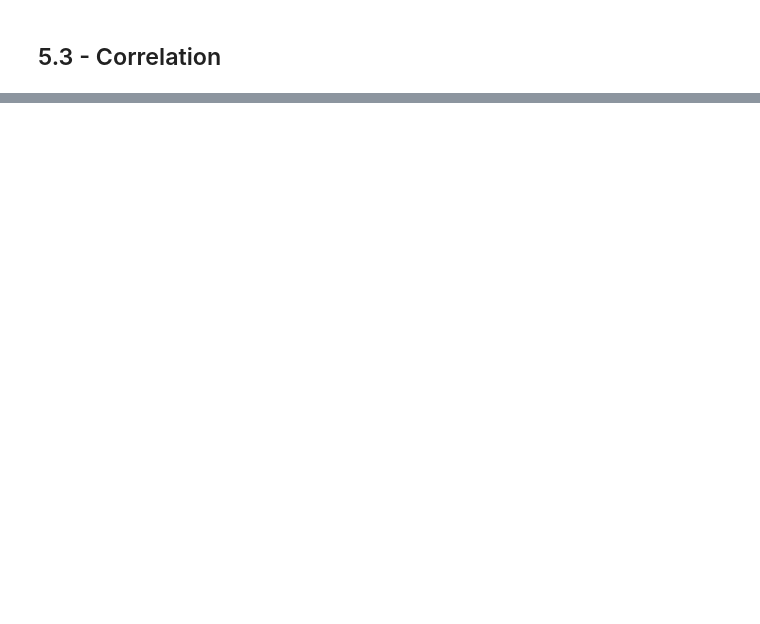
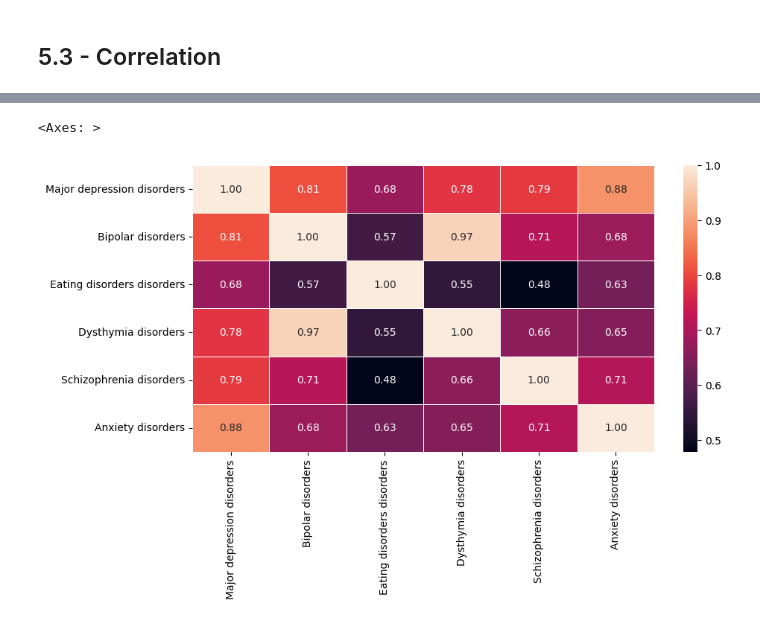
Before and after one commit to ZandomeneghiChiara/MentalHealth_SR, a Jupyter notebook: MentalHealth_SR.ipynb, the cells around one changed output, grey strips where cells are left out. Saved outputs shown, nothing was run; the diff lists cells and outputs as text; code cells hidden in the pictures; blank space fills up the shorter version.

```diff
--- a/MentalHealth_SR.ipynb
+++ b/MentalHealth_SR.ipynb
@@ -363,2 +397,18 @@ plt.show()
 # %% [markdown]
 ## 5.3 - Correlation
+# %%
+df2_variables2 = df2[["Major depression disorders", "Bipolar disorders", "Eating disorders disorders",
+                     "Dysthymia disorders", "Schizophrenia disorders", "Anxiety disorders"]]
+
+# Identify columns containing non-numeric values
+non_numeric_columns = df2_variables2.select_dtypes(exclude=['number']).columns
+
+# Convert non-numeric values to numeric values
+for column in non_numeric_columns:
+    df2_variables2[column] = pd.to_numeric(df2_variables2[column], errors='coerce')
+
+# Calculate the correlation matrix
+Corrmat = df2_variables2.corr()
+
+# Display the correlation matrix as a table
+Corrmat.style.format(precision=2)
@@ -364,0 +423,7 @@ plt.show()
+# %%
+Corrmat = df2_variables2.corr()
+plt.figure(figsize=(10, 5), dpi=100)
+sns.heatmap(Corrmat, annot=True,fmt=".2f", linewidth=.5)
+# %% [output]
+<Axes: >
+[figure, added]
```
Also changed, not shown: parts of 17 cells of this notebook.
